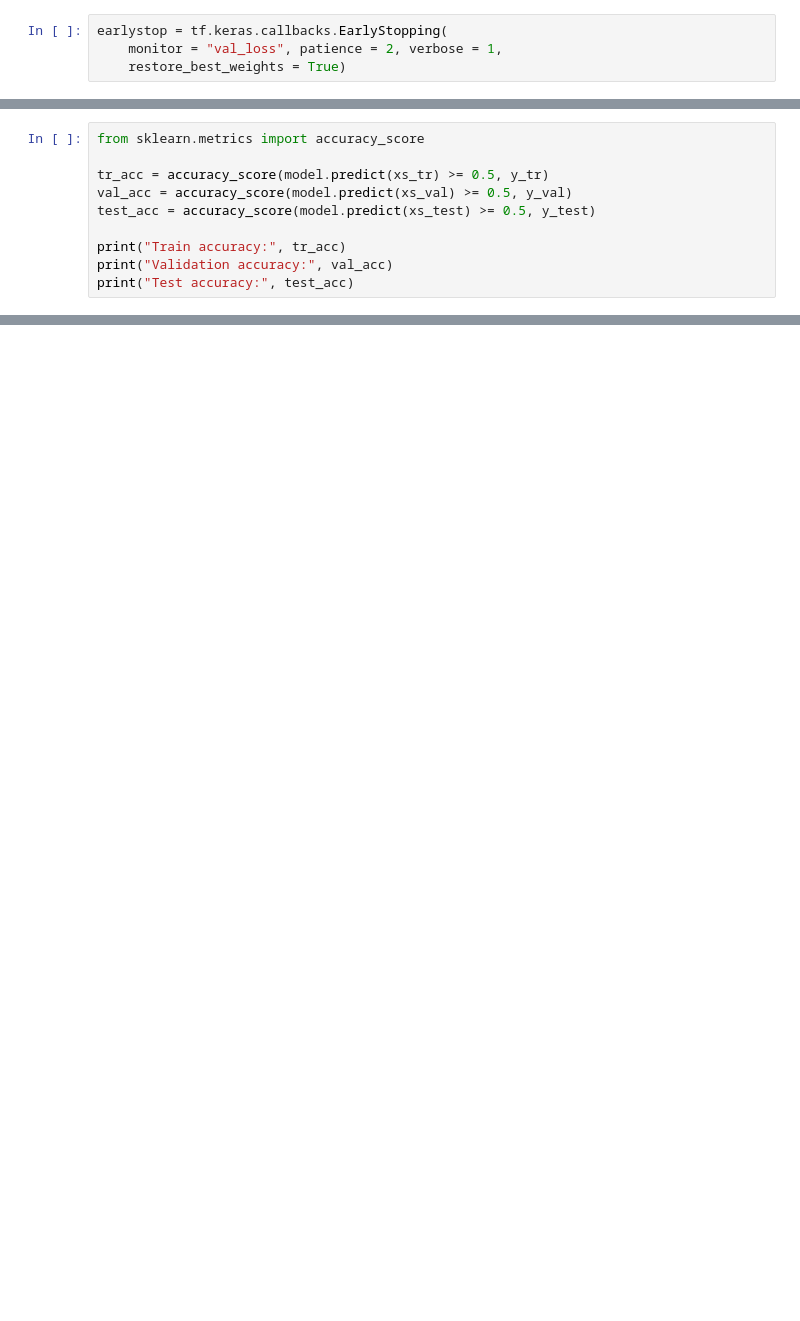
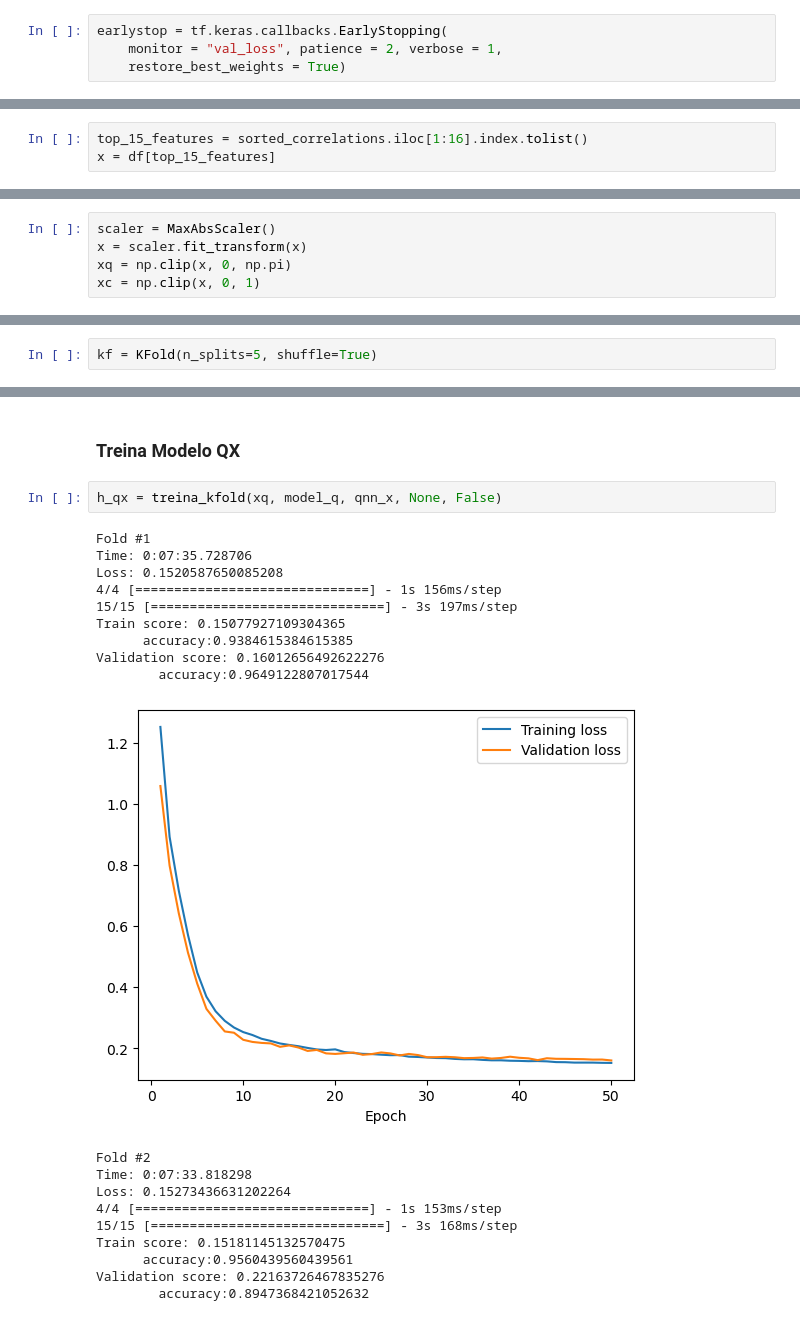
Before and after one commit to matheoxz/quantum_computing, a Jupyter notebook: 10. Quantum Neural Network.ipynb, the cells around one changed output, grey strips where cells are left out. Cells and saved outputs as stored; diff of their text form; blank space fills up the shorter version.

```diff
--- a/10. Quantum Neural Network.ipynb
+++ b/10. Quantum Neural Network.ipynb
@@ -140,0 +186,3 @@ Restoring model weights from the end of the best epoch: 21.
+# %%
+top_15_features = sorted_correlations.iloc[1:16].index.tolist()
+x = df[top_15_features]
@@ -140,0 +191,5 @@ Restoring model weights from the end of the best epoch: 21.
+# %%
+scaler = MaxAbsScaler()
+x = scaler.fit_transform(x)
+xq = np.clip(x, 0, np.pi)
+xc = np.clip(x, 0, 1)
@@ -141 +198,3 @@ Restoring model weights from the end of the best epoch: 21.
+# %%
+kf = KFold(n_splits=5, shuffle=True)
 # %%
@@ -157,10 +209,0 @@ plot_losses(history)
-# %%
-from sklearn.metrics import accuracy_score
-
-tr_acc = accuracy_score(model.predict(xs_tr) >= 0.5, y_tr)
-val_acc = accuracy_score(model.predict(xs_val) >= 0.5, y_val)
-test_acc = accuracy_score(model.predict(xs_test) >= 0.5, y_test)
-
-print("Train accuracy:", tr_acc)
-print("Validation accuracy:", val_acc)
-print("Test accuracy:", test_acc)
@@ -210,0 +273,24 @@ plt.show()
+# %% [markdown]
+<h3>Treina Modelo QX</h3>
+# %%
+h_qx = treina_kfold(xq, model_q, qnn_x, None, False)
+# %% [output]
+Fold #1
+Time: 0:07:35.728706
+Loss: 0.1520587650085208
+4/4 [==============================] - 1s 156ms/step
+15/15 [==============================] - 3s 197ms/step
+Train score: 0.15077927109304365
+      accuracy:0.9384615384615385
+Validation score: 0.16012656492622276
+        accuracy:0.9649122807017544
+[figure, added]
+Fold #2
+Time: 0:07:33.818298
+Loss: 0.15273436631202264
+4/4 [==============================] - 1s 153ms/step
+15/15 [==============================] - 3s 168ms/step
+Train score: 0.15181145132570475
+      accuracy:0.9560439560439561
+Validation score: 0.22163726467835276
+        accuracy:0.8947368421052632
```
Also changed, not shown: parts of 80 cells of this notebook.
